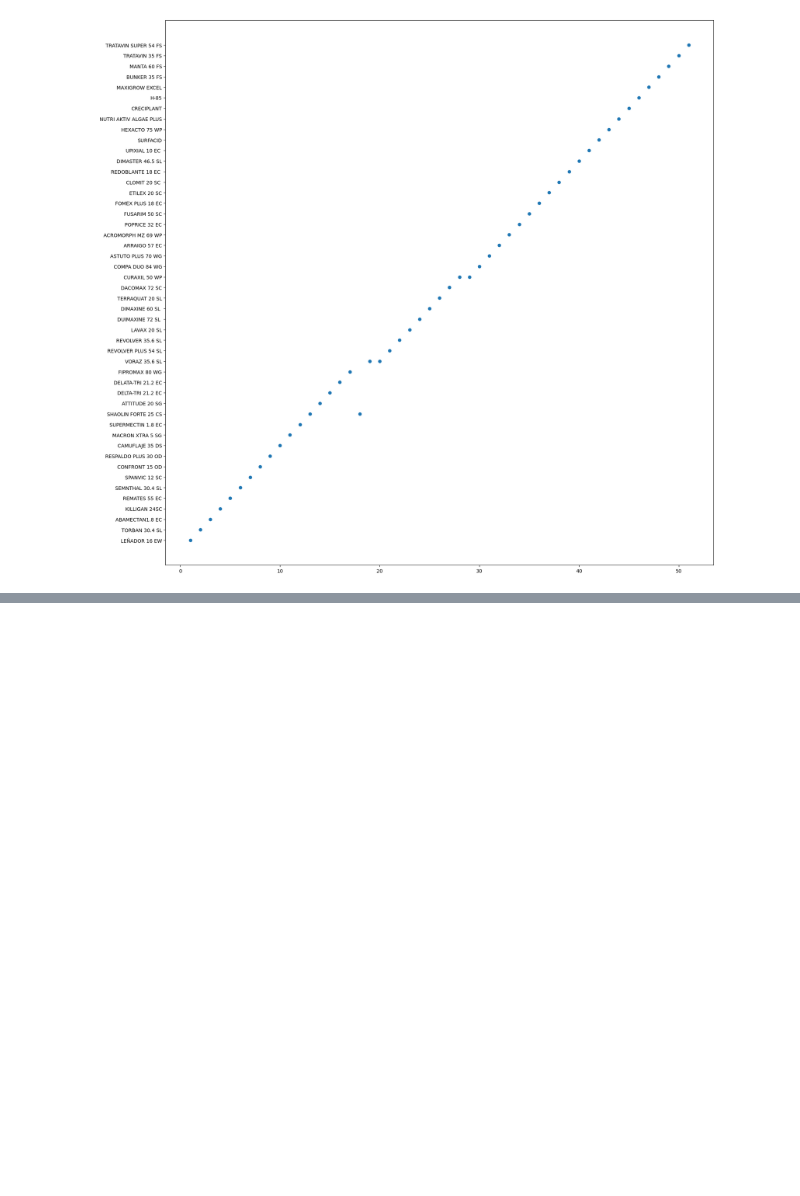
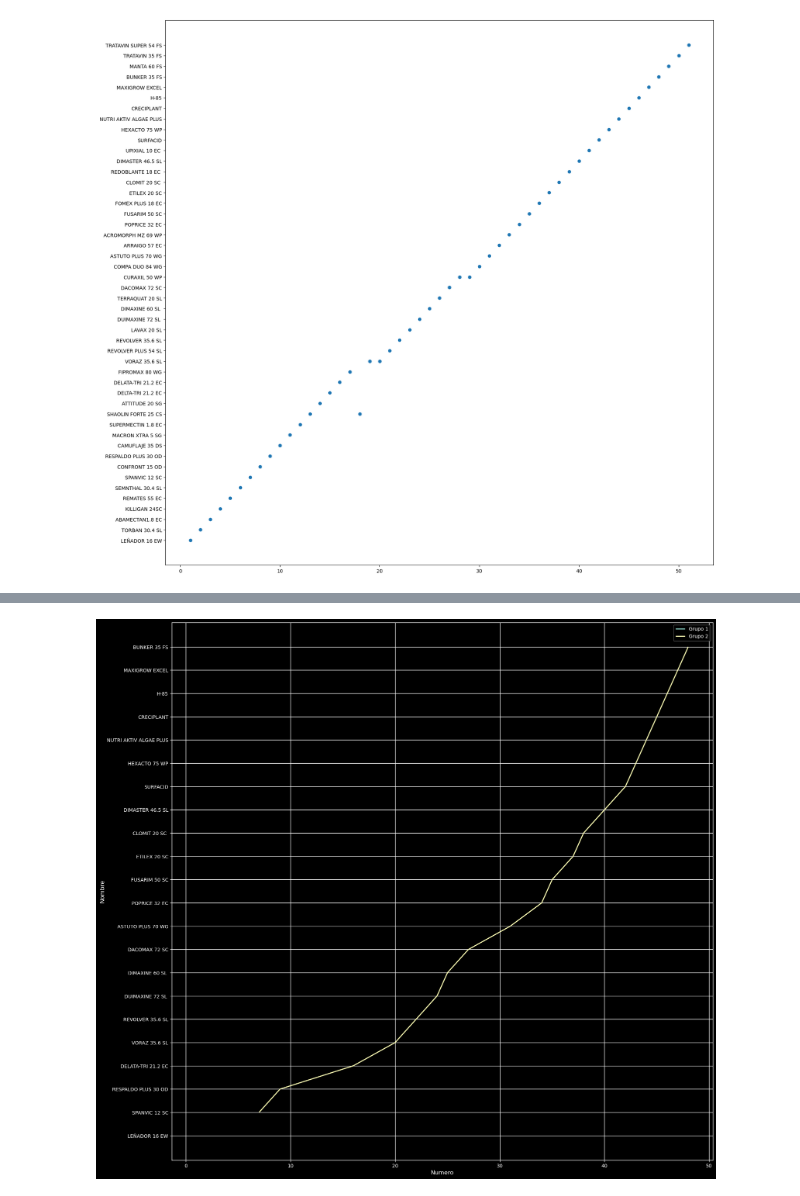
Before and after one commit to henryholnes/TEA, a Jupyter notebook: Lab07.ipynb, the cells around one changed output, grey strips where cells are left out. Drawn from its saved outputs; the diff is of its cells as text; code cells hidden in the pictures; blank space fills up the shorter version.

```diff
--- a/Lab07.ipynb
+++ b/Lab07.ipynb
@@ -52,0 +119,12 @@ plt.show()
+# %%
+plt.style.use('dark_background')
+
+
+plt.plot(uno.n, uno.nombre)
+plt.plot(dos.n, dos.nombre)
+plt.legend(["Grupo 1", "Grupo 2"])
+plt.xlabel("Numero")
+plt.ylabel("Nombre")
+plt.show()
+# %% [output]
+[figure, added]
```
Also changed, not shown: parts of 5 cells of this notebook.
